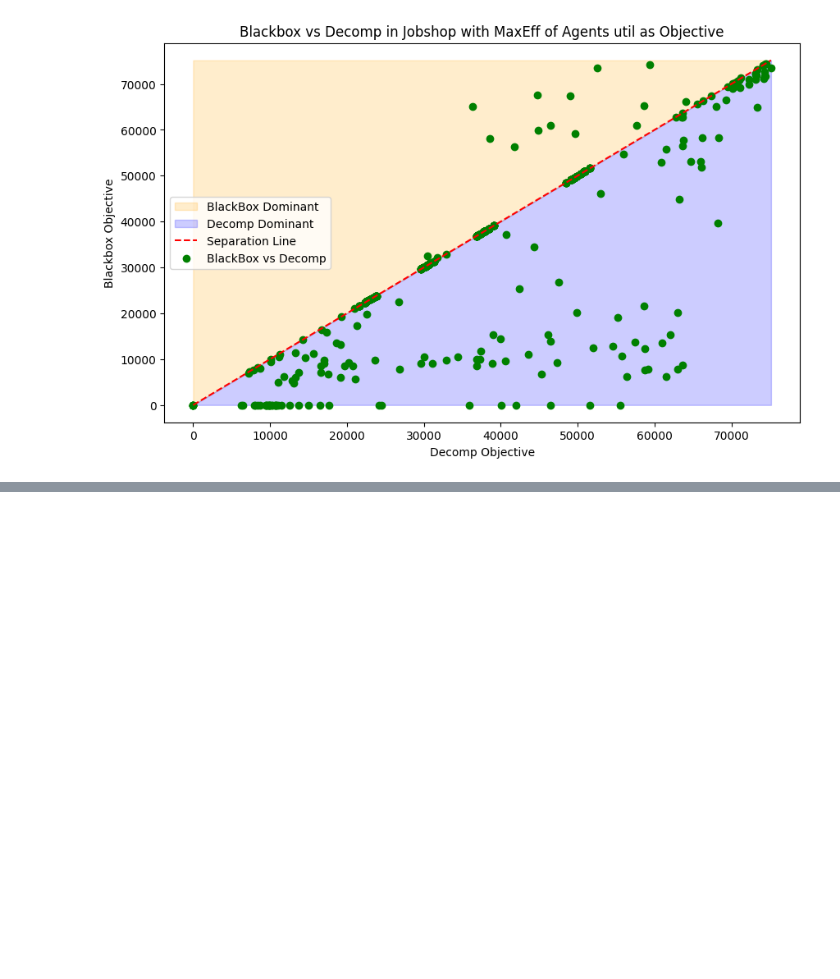
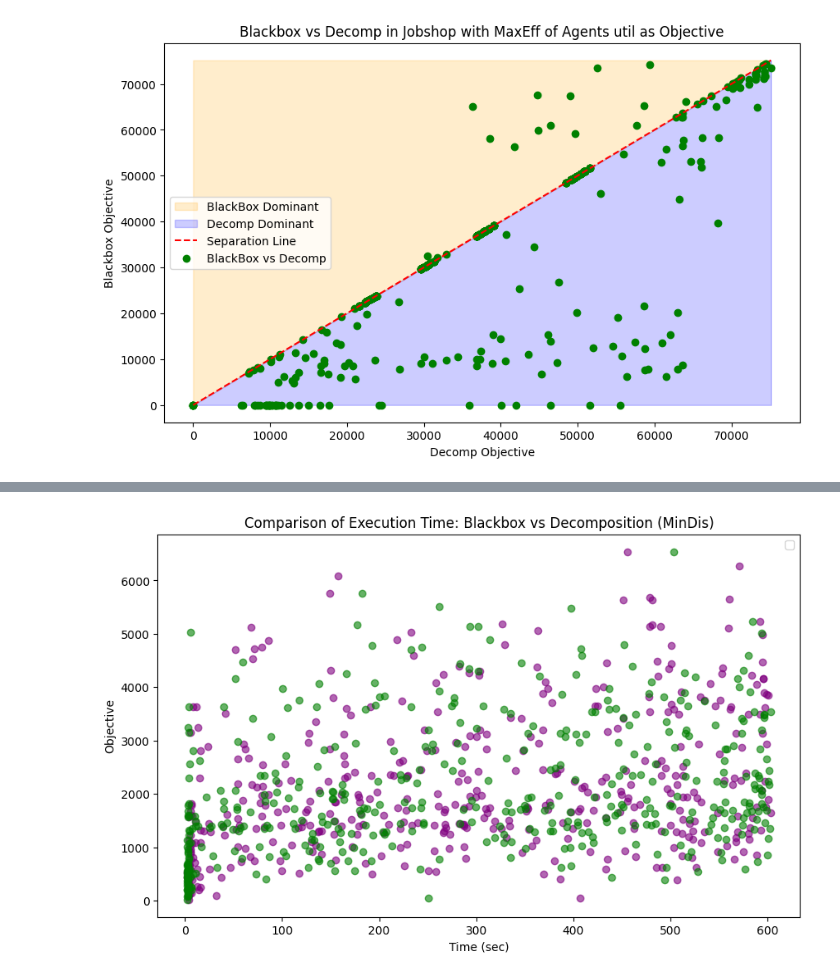
Before and after one commit to kieronqtran/minizinc_blackbox_examples, a Jupyter notebook: gini/analysising_results.ipynb, the cells around one changed output, grey strips where cells are left out. Saved outputs shown, nothing was run; the diff lists cells and outputs as text; code cells hidden in the pictures; blank space fills up the shorter version.

```diff
--- a/gini/analysising_results.ipynb
+++ b/gini/analysising_results.ipynb
@@ -96,0 +156,17 @@ plot_blackbox_vs_decomp_scatter(maxeff['objective_bb'], maxeff['objective_decomp
+# %%
+mindis_obj = objectives[objectives['case'] == 'mindis'].copy()
+mindis_obj['objective'] = mindis_obj['objective'].fillna(value=-1).astype(int)
+mindis_obj = mindis_obj.groupby(['data_file', 'type']).max().reset_index()
+blackbox_data = mindis_obj[mindis_obj['type'] == 'bb'][['data_file', 'time', 'objective']].copy()
+decomp_data = mindis_obj[mindis_obj['type'] == 'decomp'][['data_file', 'time', 'objective']].copy()
+mindis = pd.merge(left=blackbox_data, right=decomp_data, suffixes=('_bb', '_decomp'), on='data_file')
+plt.figure(figsize=(10,6))
+plt.scatter(mindis['time_bb'], mindis['objective_bb'], color='purple', alpha=0.6)
+plt.scatter(mindis['time_decomp'], mindis['objective_decomp'], color='green', alpha=0.6)
+plt.xlabel('Time (sec)')
+plt.ylabel('Objective')
+plt.title('Comparison of Execution Time: Blackbox vs Decomposition (MinDis)')
+plt.legend()
+plt.show()
+# %% [output]
+[figure, added]
```
Also changed, not shown: parts of 9 cells of this notebook, 1 other file.
